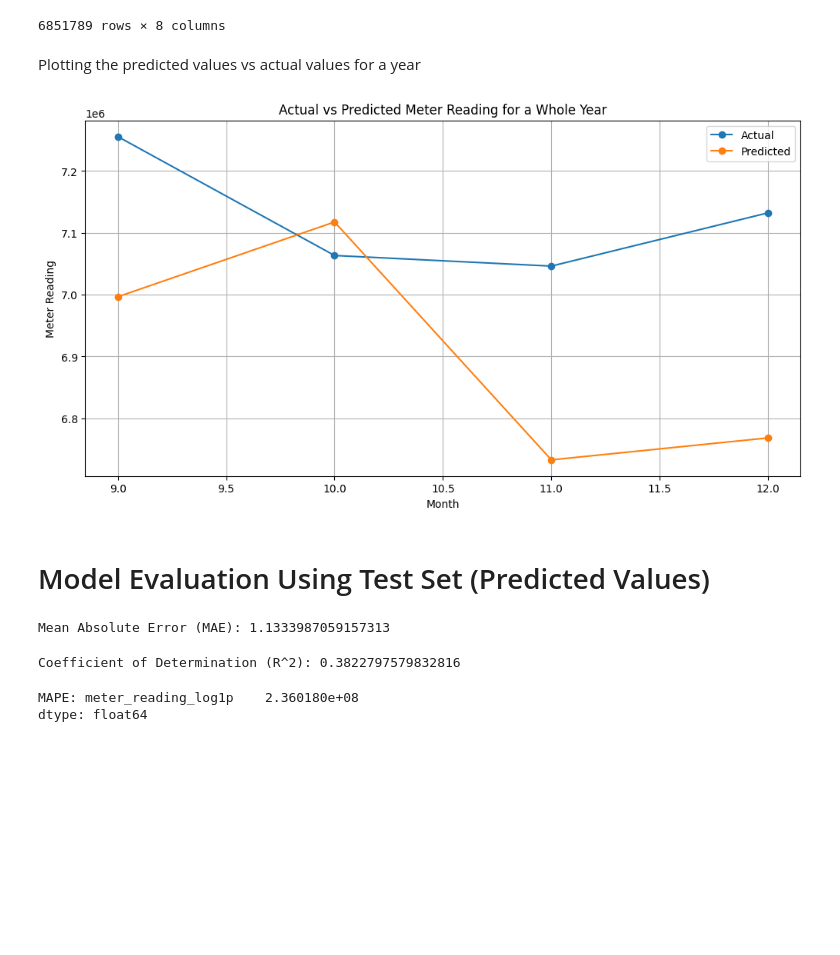
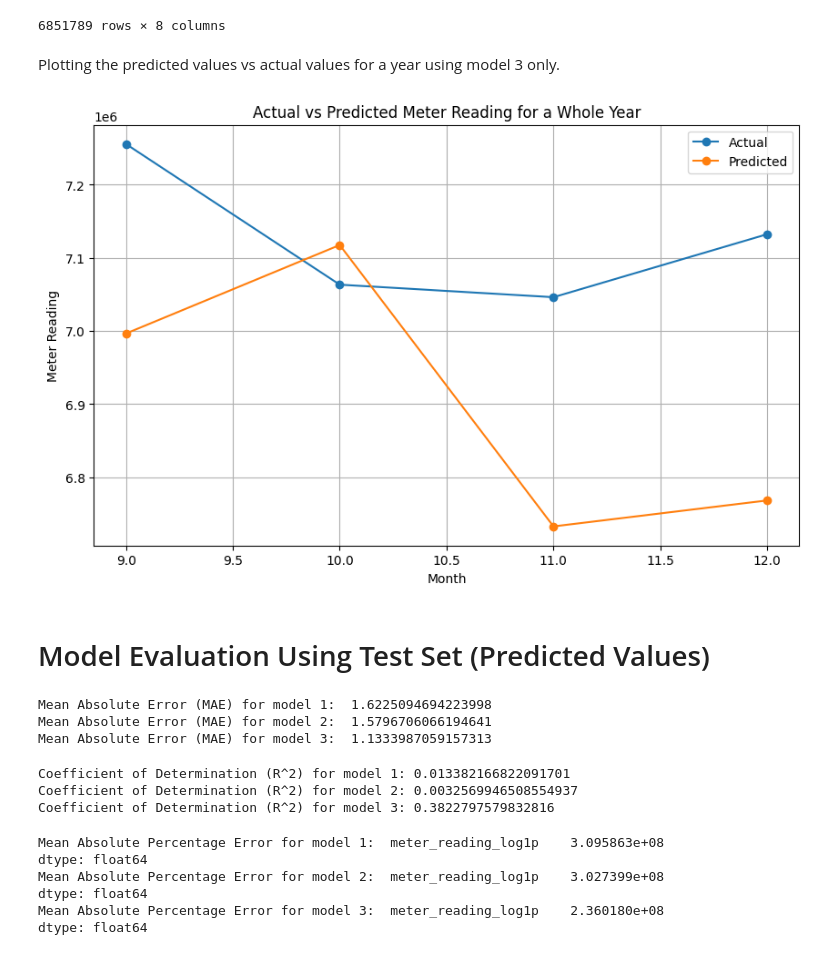
Before and after one commit to Shereen74/graduation_project, a Jupyter notebook: LSTM_GP.ipynb, the cells around one changed output. Drawn from its saved outputs; the diff is of its cells as text; code cells hidden in the pictures; blank space fills up the shorter version.

```diff
--- a/LSTM_GP.ipynb
+++ b/LSTM_GP.ipynb
@@ -644,45 +705,53 @@ test_results_3
 | 6851788 | 1448 | 15 | 0 | 23 | 31 | 12 | 1.348073 | 4.317820 |
 6851789 rows × 8 columns
 # %% [markdown]
-Plotting the predicted values vs actual values for a year
+Plotting the predicted values vs actual values for a year using model 3 only.
 # %%
 # Extract the required columns from test_results_3
 # Aggregate the actual and predicted values by month
 actual_monthly = test_results_3.groupby('month')['actual_values'].sum()
 predicted_monthly = test_results_3.groupby('month')['predicted_values'].sum()
 
 # Create the plot
-plt.figure(figsize=(12, 6))
+plt.figure(figsize=(10, 6))
 plt.plot(actual_monthly, marker='o', label='Actual')
 plt.plot(predicted_monthly, marker='o', label='Predicted')
 plt.xlabel('Month')
 plt.ylabel('Meter Reading')
 plt.title('Actual vs Predicted Meter Reading for a Whole Year')
 plt.legend()
 plt.grid(True)
 plt.show()
 # %% [output]
-[figure, old version]
+[figure, new version]
 # %% [markdown]
 # Model Evaluation Using Test Set (Predicted Values)
 # %%
 # Calculating and Printing MAE for Model 1, 2 and 3
+mae_1 = mean_absolute_error(test_daily_y, predictions_1)
 mae_2 = mean_absolute_error(test_daily_y, predictions_2)
 mae_3 = mean_absolute_error(test_daily_y, predictions_3)
 
+print("Mean Absolute Error (MAE) for model 1: ", mae_1)
 print("Mean Absolute Error (MAE) for model 2: ", mae_2)
 print("Mean Absolute Error (MAE) for model 3: ", mae_3)
 # %% [output]
-Mean Absolute Error (MAE): 1.1333987059157313
+Mean Absolute Error (MAE) for model 1:  1.6225094694223998
+Mean Absolute Error (MAE) for model 2:  1.5796706066194641
+Mean Absolute Error (MAE) for model 3:  1.1333987059157313
 # %%
 #Calculating and printing R^2 for Model 1, 2 and 3
+r2_1 = r2_score(test_daily_y, predictions_1)
 r2_2 = r2_score(test_daily_y, predictions_2)
 r2_3 = r2_score(test_daily_y, predictions_3)
 
-print("Coefficient of Determination (R^2):", r2_2)
-print("Coefficient of Determination (R^2):", r2_3)
+print("Coefficient of Determination (R^2) for model 1:", r2_1)
+print("Coefficient of Determination (R^2) for model 2:", r2_2)
+print("Coefficient of Determination (R^2) for model 3:", r2_3)
 # %% [output]
-Coefficient of Determination (R^2): 0.3822797579832816
+Coefficient of Determination (R^2) for model 1: 0.013382166822091701
+Coefficient of Determination (R^2) for model 2: 0.0032569946508554937
+Coefficient of Determination (R^2) for model 3: 0.3822797579832816
 # %%
 # Creating a function for MAPE
 # Added a small epsilon value because the test_daily_y (y_true) has zero values
@@ -692,14 +761,20 @@ def mean_absolute_percentage_error(y_true, y_pred):
     mape = np.mean(percentage_errors) * 100
     return mape
 # %%
+mape1 = mean_absolute_percentage_error(test_daily_y, predictions_1)
 mape2 = mean_absolute_percentage_error(test_daily_y, predictions_2)
 mape3 = mean_absolute_percentage_error(test_daily_y, predictions_3)
 
+print("Mean Absolute Percentage Error for model 1: ", mape1)
 print("Mean Absolute Percentage Error for model 2: ", mape2)
 print("Mean Absolute Percentage Error for model 3: ", mape3)
 # %% [output]
-MAPE: meter_reading_log1p    2.360180e+08
+Mean Absolute Percentage Error for model 1:  meter_reading_log1p    3.095863e+08
 dtype: float64
+Mean Absolute Percentage Error for model 2:  meter_reading_log1p    3.027399e+08
+dtype: float64
+Mean Absolute Percentage Error for model 3:  meter_reading_log1p    2.360180e+08
+dtype: float64
 # %%
 # Calculating MSE and RMSE, printing BOTH for model 1, 2 and 3
 import math
```
Also changed, not shown: parts of 31 cells of this notebook.
